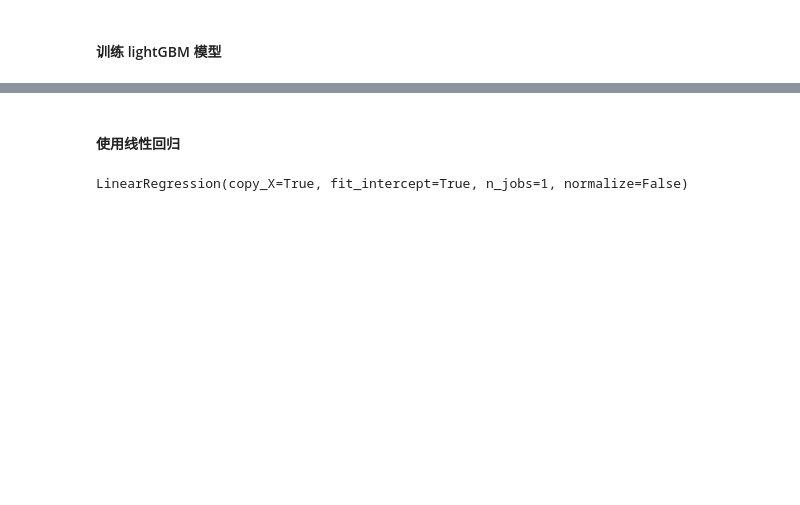
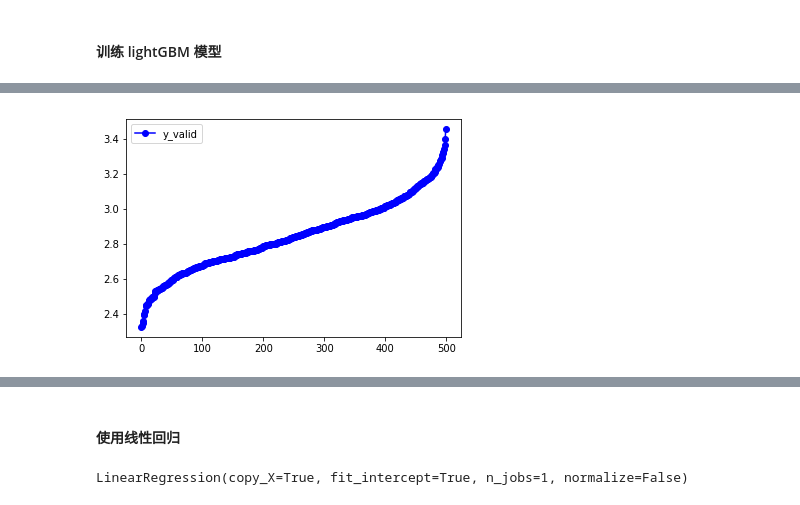
Before and after one commit to koibiki/ai-factory, a Jupyter notebook: Untitled1.ipynb, the cells around one changed output, grey strips where cells are left out. Cells and saved outputs as stored; diff of their text form; code cells hidden in the pictures; blank space fills up the shorter version.

```diff
--- a/Untitled1.ipynb
+++ b/Untitled1.ipynb
@@ -598,3 +702,10 @@ plt.show()
+# %%
+x = range(len(s_all))
+plt.plot(x, s_all.sort_values().values, 'b-o', label='y_valid')
+plt.legend()
+plt.show()
+# %% [output]
+[figure, added]
 # %%
 mean_squared_error(y_valid, y_pred)
 # %% [output]
```
Also changed, not shown: parts of 92 cells of this notebook, 1 other file.
